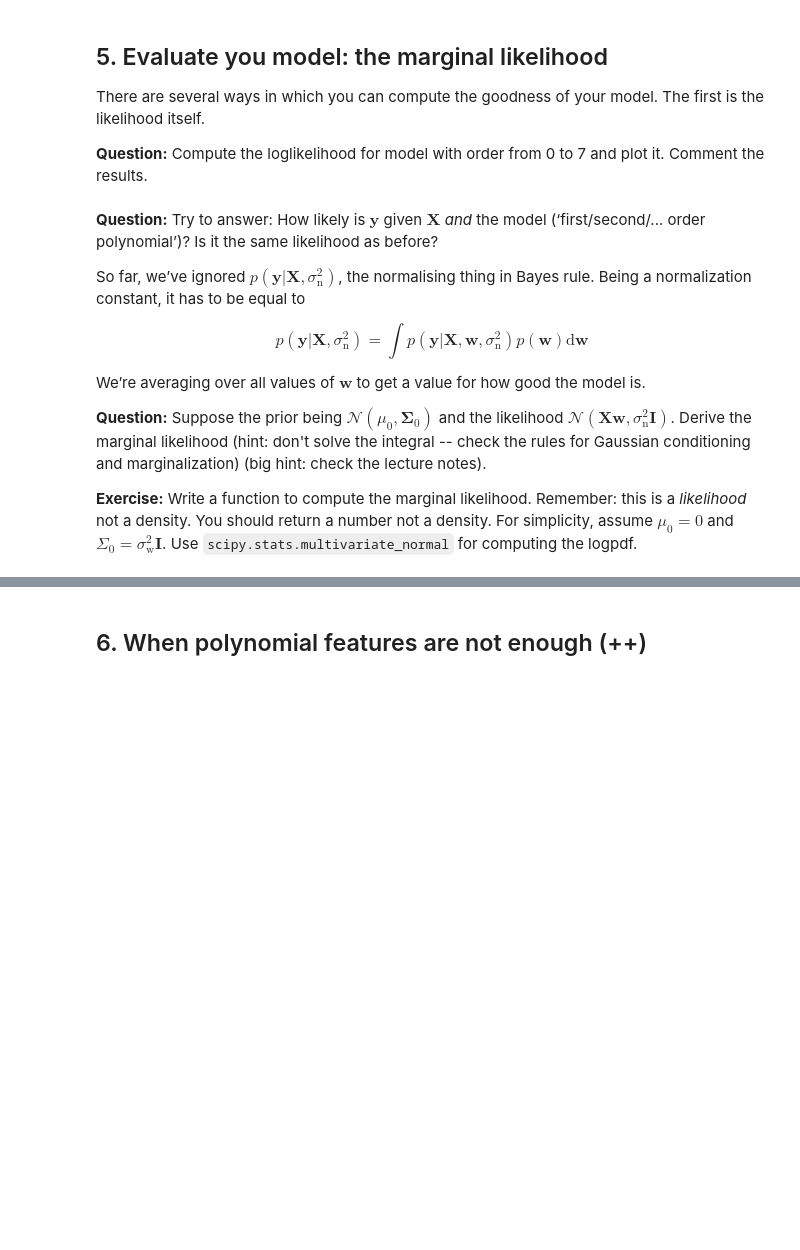
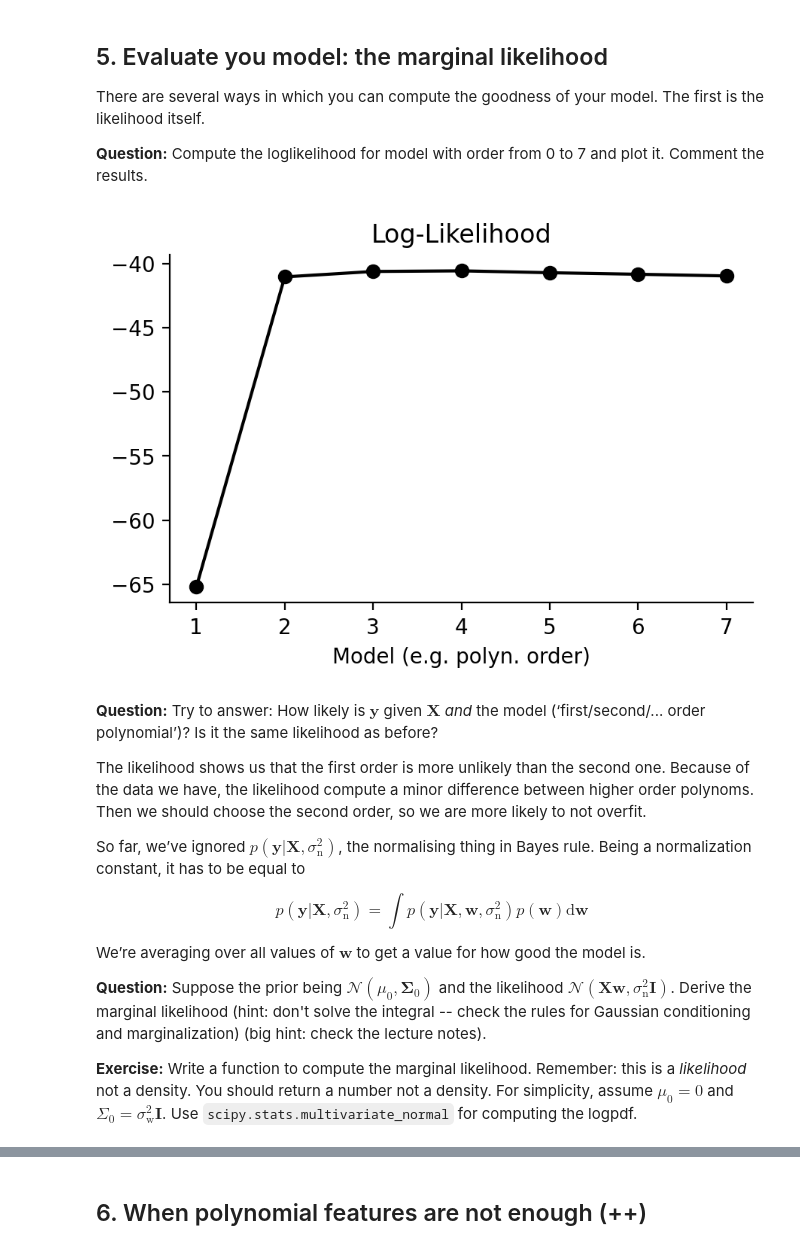
Before and after one commit to Codex1er/asi-labs, a Jupyter notebook: lab_week1-public/Bayesian_Linear_Regression.ipynb, the cells around one changed output, grey strips where cells are left out. Saved outputs shown, nothing was run; the diff lists cells and outputs as text; code cells hidden in the pictures; blank space fills up the shorter version.

```diff
--- a/lab_week1-public/Bayesian_Linear_Regression.ipynb
+++ b/lab_week1-public/Bayesian_Linear_Regression.ipynb
@@ -434,22 +438,31 @@ There are several ways in which you can compute the goodness of your model. The
 # %%
 def evaluate_likelihood(x, y, K, sn2, sw2):
     y_mean, y_var, _ = bayesian_linear_regression(x, y, x, K, sn2, sw2)
-    # @@ COMPLETE @@ #
-    return
+    ll = 0
+    for i in range(len(x)):
+        ll += gaussian_loglik(y[i], y_mean[i], y_var[i])
+
+
+    return ll
 
 
 Ks = np.arange(1, 8)
 mll = [evaluate_likelihood(x, y, K, sn2, sw2) for K in Ks]
 
 fig, ax = plt.subplots(figsize=[5, 3])
 ax.plot(Ks, mll, "-ok")
 ax.margins(0.05)
 ax.set_title("Log-Likelihood")
 ax.set_xlabel("Model (e.g. polyn. order)")
 
 plt.show()
+# %% [output]
+[figure, added]
 # %% [markdown]
 **Question:** Try to answer: How likely is $\mathbf{y}$ given $\mathbf{X}$ *and* the model (‘first/second/... order polynomial’)? Is it the same likelihood as before?
+
+The likelihood shows us that the first order is more unlikely than the second one. Because of the data we have, the likelihood compute a minor difference between higher order polynoms. Then we should choose the second order, so we are more likely to not overfit.
+
 
 So far, we’ve ignored $p(\mathbf{y}|\mathbf{X}, \sigma^2_\mathrm{n})$, the normalising thing in Bayes rule. Being a normalization constant, it has to be equal to
 
```
Also changed, not shown: parts of 18 cells of this notebook.
